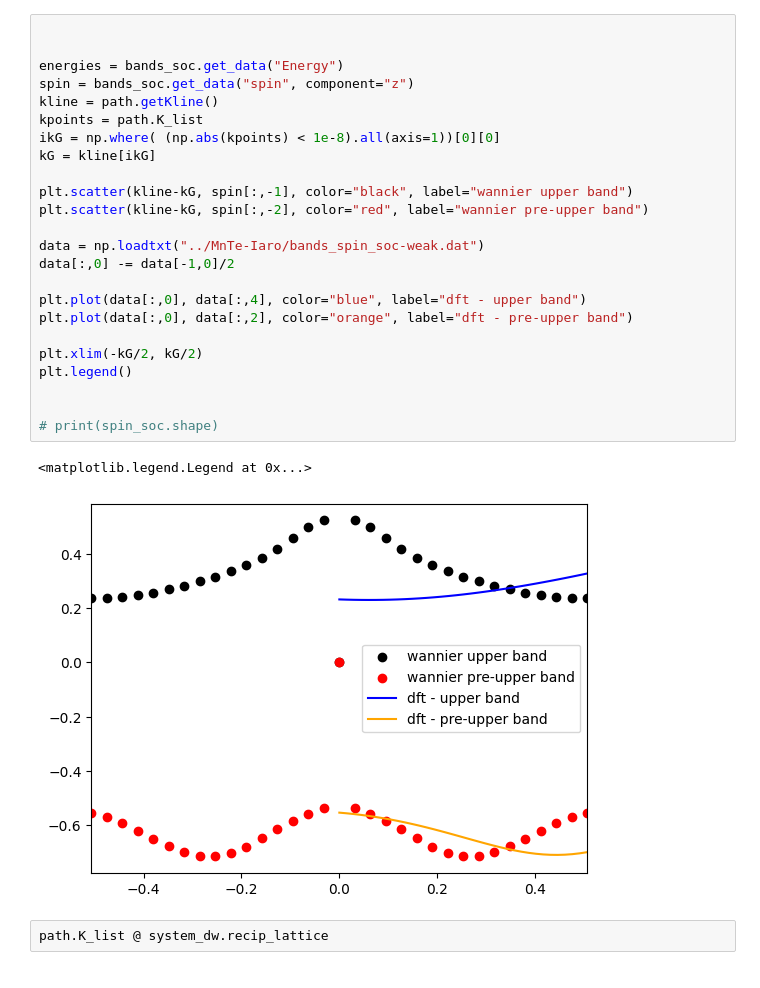
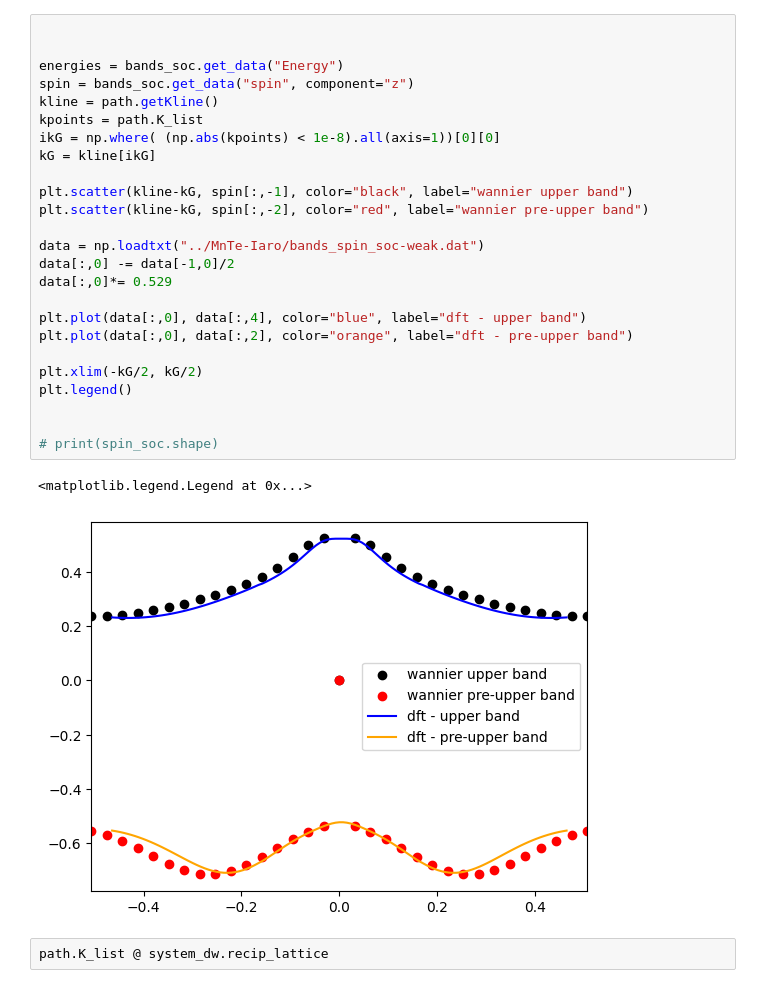
Before and after one commit to wannier-berri/wannier-berri, a Jupyter notebook: examples/soc_nscf/MnTe/plot.ipynb, the cells around one changed output. Drawn from its saved outputs; the diff is of its cells as text.

```diff
--- a/examples/soc_nscf/MnTe/plot.ipynb
+++ b/examples/soc_nscf/MnTe/plot.ipynb
@@ -197,30 +197,31 @@ plt.savefig("bands-MnTe-wannier.png")
 # %%
 
 
 energies = bands_soc.get_data("Energy")
 spin = bands_soc.get_data("spin", component="z")
 kline = path.getKline()
 kpoints = path.K_list
 ikG = np.where( (np.abs(kpoints) < 1e-8).all(axis=1))[0][0]
 kG = kline[ikG]
 
 plt.scatter(kline-kG, spin[:,-1], color="black", label="wannier upper band")
 plt.scatter(kline-kG, spin[:,-2], color="red", label="wannier pre-upper band")
 
 data = np.loadtxt("../MnTe-Iaro/bands_spin_soc-weak.dat")
 data[:,0] -= data[-1,0]/2
+data[:,0]*= 0.529
 
 plt.plot(data[:,0], data[:,4], color="blue", label="dft - upper band")
 plt.plot(data[:,0], data[:,2], color="orange", label="dft - pre-upper band")
 
 plt.xlim(-kG/2, kG/2)
 plt.legend()
 
 
 # print(spin_soc.shape)
 # %% [output]
 <matplotlib.legend.Legend at 0x...>
-[figure, old version]
+[figure, new version]
 # %%
 path.K_list @ system_dw.recip_lattice
 # %% [output]
```
Also changed, not shown: parts of 3 cells of this notebook, 12 other files.
